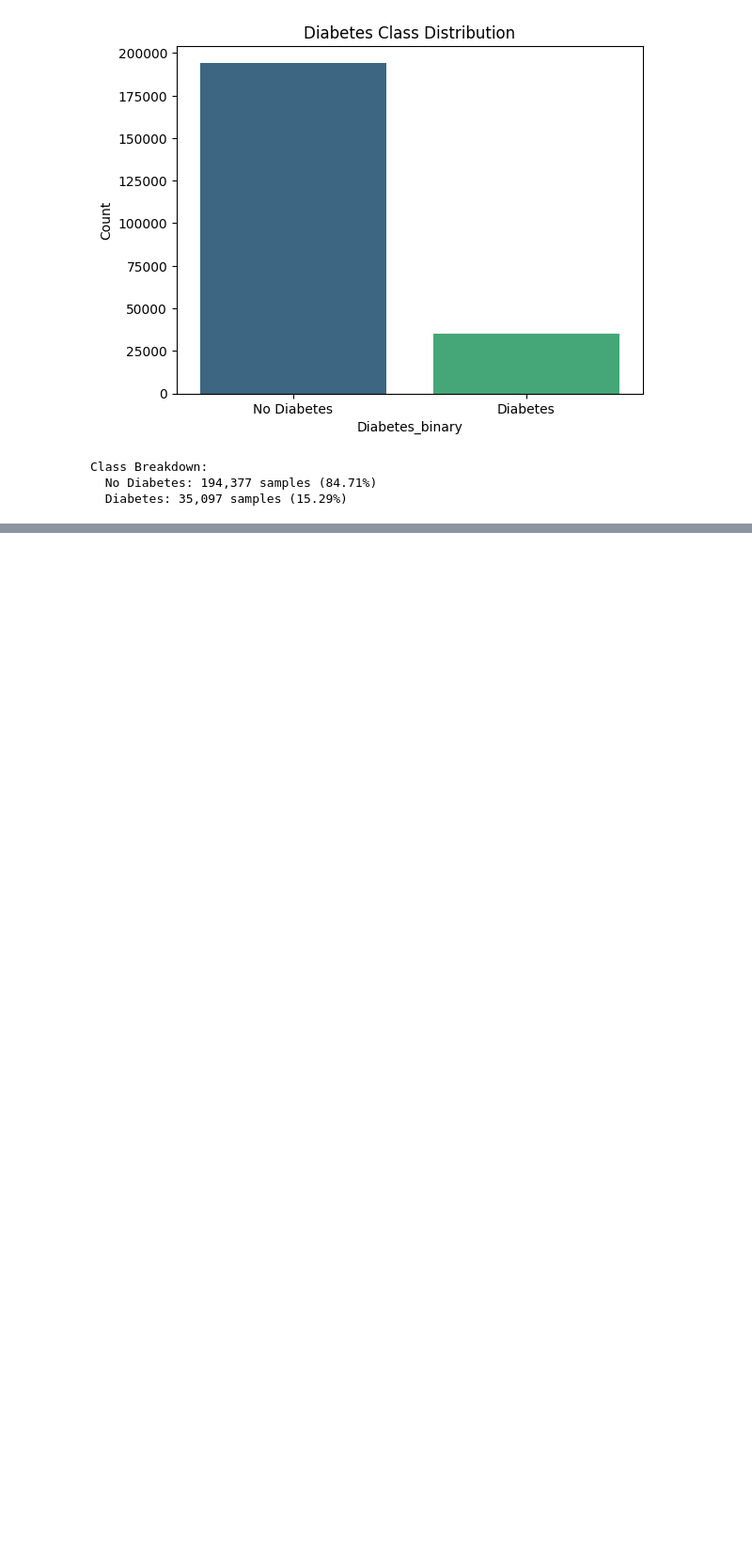
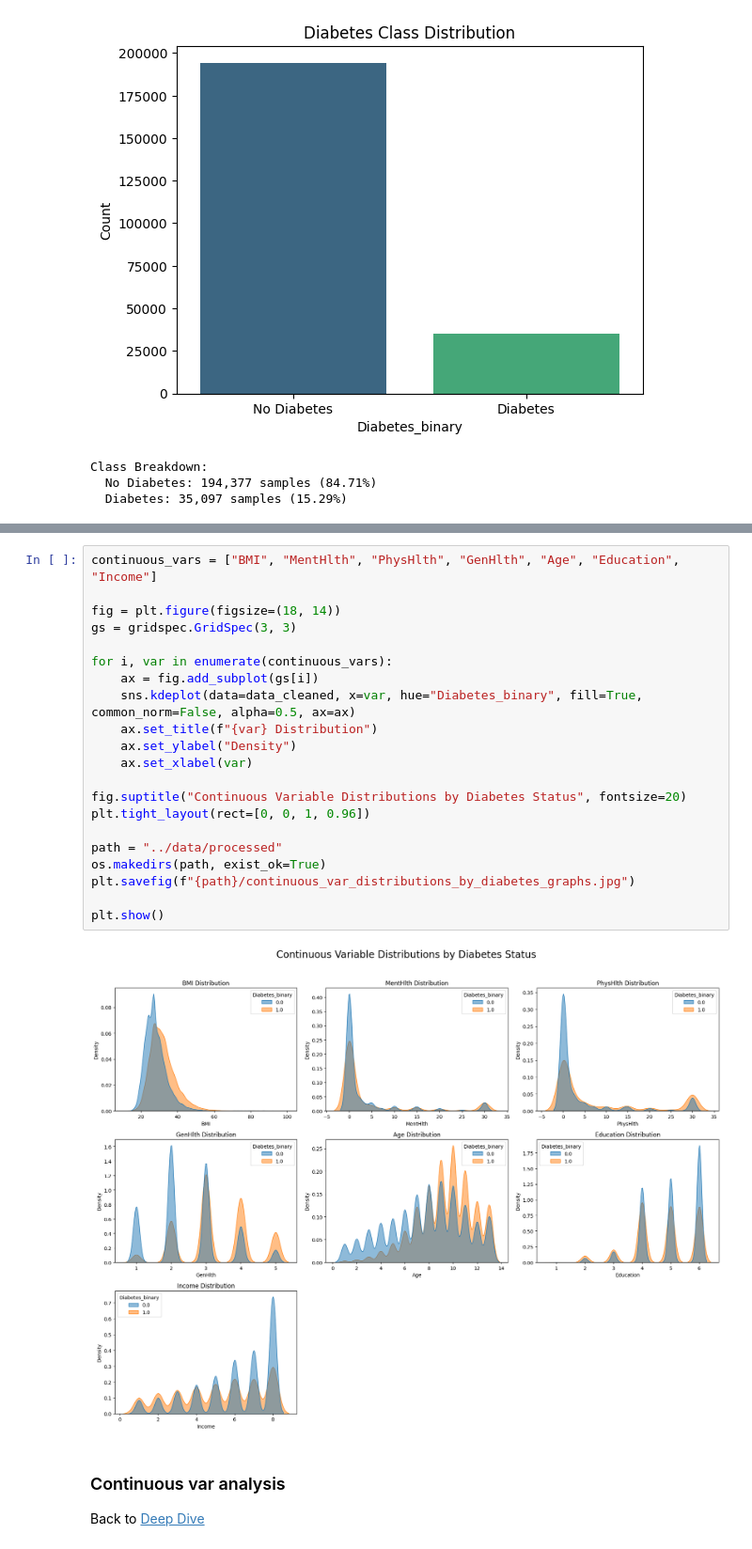
Before and after one commit to fegade99/proyecto_diabetes_david_felipe, a Jupyter notebook: src/explore.ipynb, the cells around one changed output, grey strips where cells are left out. Shown at 94% size. Drawn from its saved outputs; the diff is of its cells as text; blank space fills up the shorter version.

```diff
--- a/src/explore.ipynb
+++ b/src/explore.ipynb
@@ -371,0 +439,26 @@ for var in binary_vars:
+# %%
+continuous_vars = ["BMI", "MentHlth", "PhysHlth", "GenHlth", "Age", "Education", "Income"]
+
+fig = plt.figure(figsize=(18, 14))
+gs = gridspec.GridSpec(3, 3)
+
+for i, var in enumerate(continuous_vars):
+    ax = fig.add_subplot(gs[i])
+    sns.kdeplot(data=data_cleaned, x=var, hue="Diabetes_binary", fill=True, common_norm=False, alpha=0.5, ax=ax)
+    ax.set_title(f"{var} Distribution")
+    ax.set_ylabel("Density")
+    ax.set_xlabel(var)
+
+fig.suptitle("Continuous Variable Distributions by Diabetes Status", fontsize=20)
+plt.tight_layout(rect=[0, 0, 1, 0.96])
+
+path = "../data/processed"
+os.makedirs(path, exist_ok=True)
+plt.savefig(f"{path}/continuous_var_distributions_by_diabetes_graphs.jpg")
+
+plt.show()
+# %% [output]
+[figure, added]
+# %% [markdown]
+### Continuous var analysis
+Back to [Deep Dive](#deep-dive)
```
Also changed, not shown: parts of 10 cells of this notebook, 8 other files.
